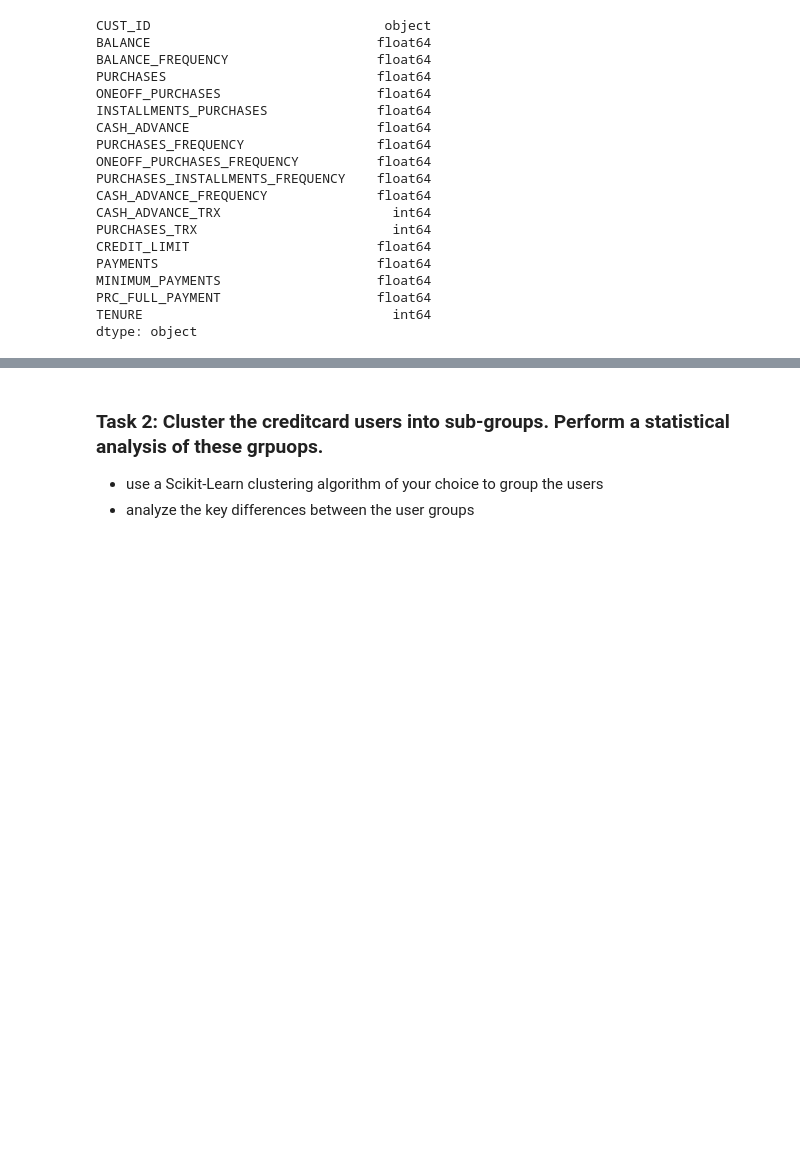
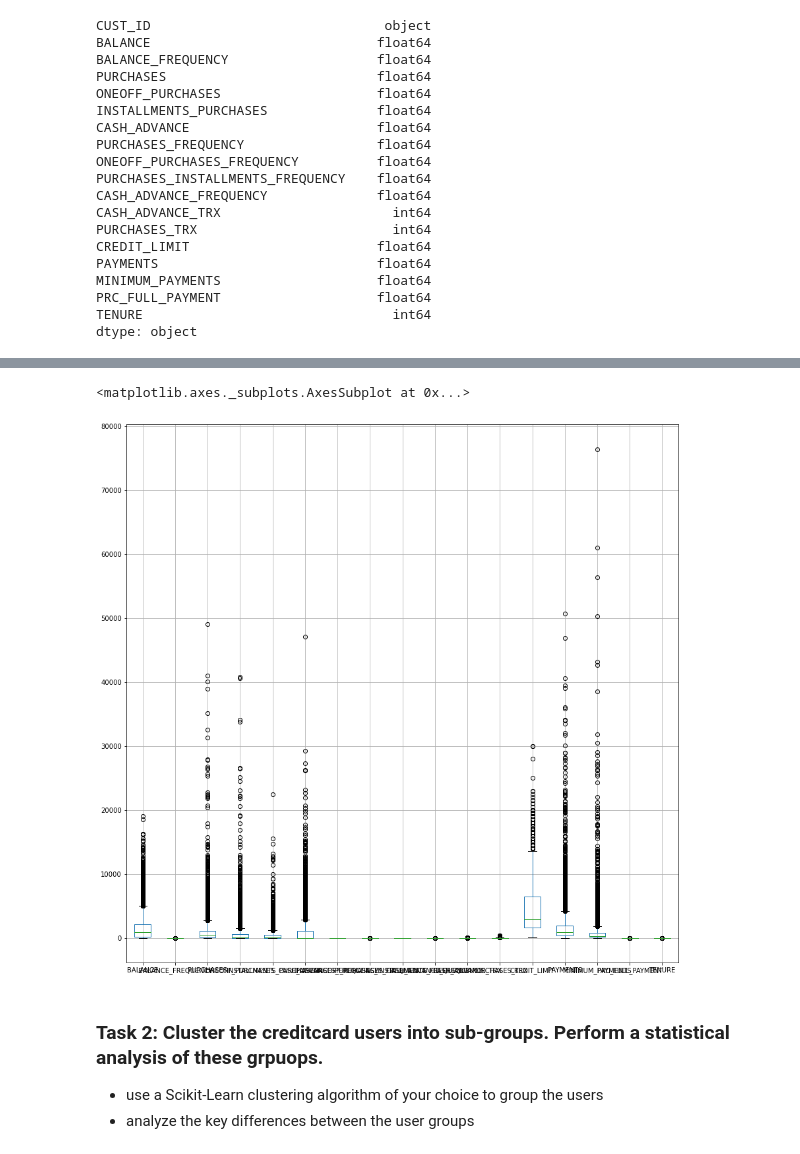
Before and after one commit to Quortex-droid/DataMining2020, a Jupyter notebook: week4/Assignment_2.ipynb, the cells around one changed output, grey strips where cells are left out. Saved outputs shown, nothing was run; the diff lists cells and outputs as text; code cells hidden in the pictures; blank space fills up the shorter version.

```diff
--- a/week4/Assignment_2.ipynb
+++ b/week4/Assignment_2.ipynb
@@ -104,3 +115,13 @@ data["BALANCE"].sort_values().reset_index(drop=True).plot()
+# %%
+data.boxplot(column=[ 'BALANCE', 'BALANCE_FREQUENCY', 'PURCHASES',
+       'ONEOFF_PURCHASES', 'INSTALLMENTS_PURCHASES', 'CASH_ADVANCE',
+       'PURCHASES_FREQUENCY', 'ONEOFF_PURCHASES_FREQUENCY',
+       'PURCHASES_INSTALLMENTS_FREQUENCY', 'CASH_ADVANCE_FREQUENCY',
+       'CASH_ADVANCE_TRX', 'PURCHASES_TRX', 'CREDIT_LIMIT', 'PAYMENTS',
+       'MINIMUM_PAYMENTS', 'PRC_FULL_PAYMENT', 'TENURE'],figsize=(15,15))
+# %% [output]
+<matplotlib.axes._subplots.AxesSubplot at 0x...>
+[figure, added]
 # %% [markdown]
 ### Task 2: Cluster the creditcard users into sub-groups. Perform a statistical analysis of these grpuops.
 * use a Scikit-Learn clustering algorithm of your choice to group the users
```
Also changed, not shown: parts of 16 cells of this notebook.
